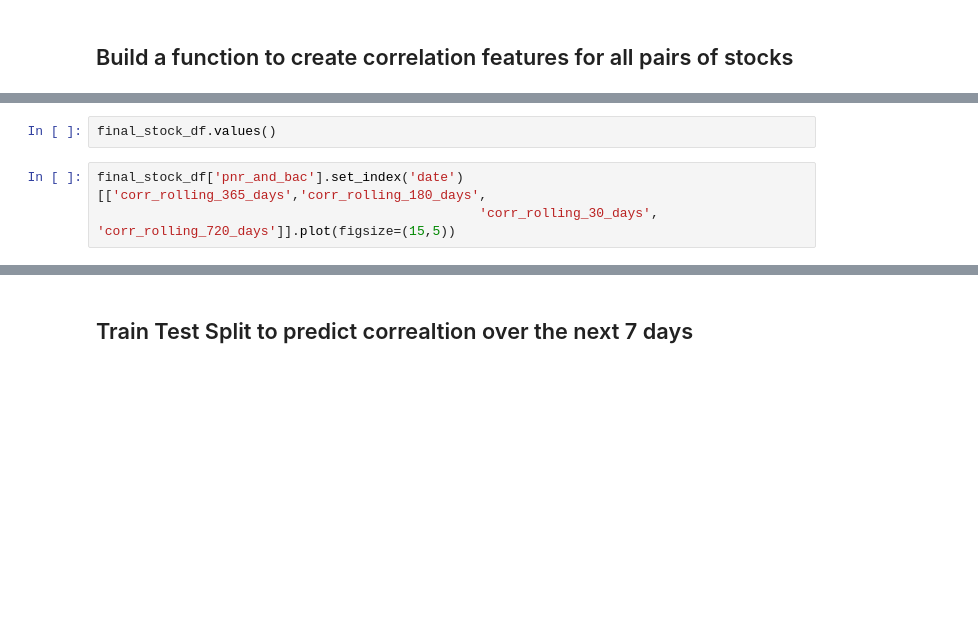
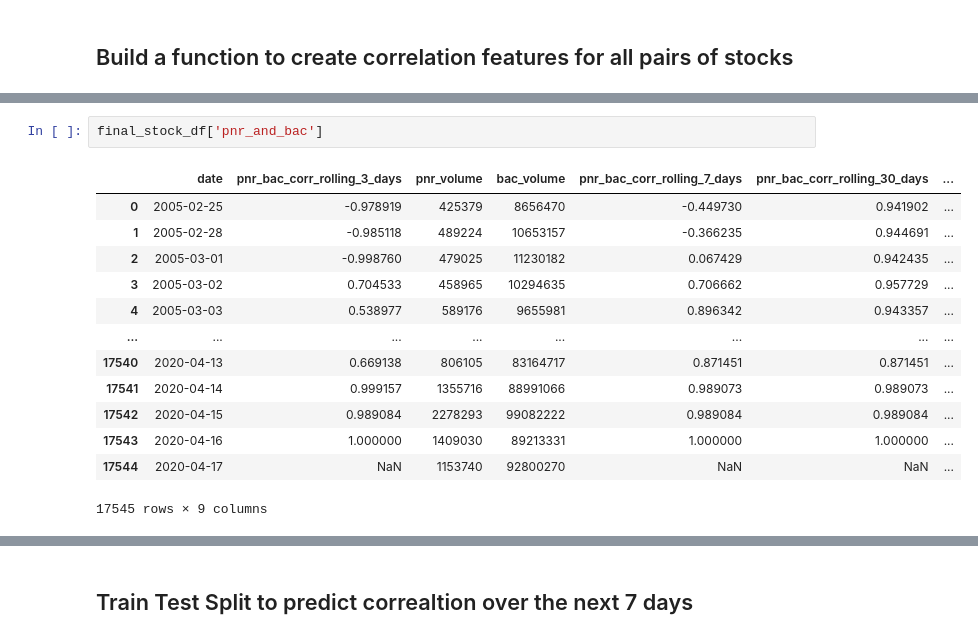
Before and after one commit to jonhilgart22/daily_trading, a Jupyter notebook: notebooks/train_model.ipynb, the cells around one changed output, grey strips where cells are left out. Drawn from its saved outputs; the diff is of its cells as text; blank space fills up the shorter version.

```diff
--- a/notebooks/train_model.ipynb
+++ b/notebooks/train_model.ipynb
@@ -369,5 +481,16 @@ Creating correlations + variance on close for 720 days
 # %%
-final_stock_df.values()
+final_stock_df['pnr_and_bac']
+# %% [output]
+|  | date | pnr_bac_corr_rolling_3_days | pnr_volume | bac_volume | pnr_bac_corr_rolling_7_days | pnr_bac_corr_rolling_30_days | ... |
+| 0 | 2005-02-25 | -0.978919 | 425379 | 8656470 | -0.449730 | 0.941902 | ... |
+| 1 | 2005-02-28 | -0.985118 | 489224 | 10653157 | -0.366235 | 0.944691 | ... |
+| 2 | 2005-03-01 | -0.998760 | 479025 | 11230182 | 0.067429 | 0.942435 | ... |
+| 3 | 2005-03-02 | 0.704533 | 458965 | 10294635 | 0.706662 | 0.957729 | ... |
+| 4 | 2005-03-03 | 0.538977 | 589176 | 9655981 | 0.896342 | 0.943357 | ... |
+| ... | ... | ... | ... | ... | ... | ... | ... |
+| 17540 | 2020-04-13 | 0.669138 | 806105 | 83164717 | 0.871451 | 0.871451 | ... |
+| 17541 | 2020-04-14 | 0.999157 | 1355716 | 88991066 | 0.989073 | 0.989073 | ... |
+| 17542 | 2020-04-15 | 0.989084 | 2278293 | 99082222 | 0.989084 | 0.989084 | ... |
+| 17543 | 2020-04-16 | 1.000000 | 1409030 | 89213331 | 1.000000 | 1.000000 | ... |
+| 17544 | 2020-04-17 | NaN | 1153740 | 92800270 | NaN | NaN | ... |
+17545 rows × 9 columns
-# %%
-final_stock_df['pnr_and_bac'].set_index('date')[['corr_rolling_365_days','corr_rolling_180_days',
-                                                 'corr_rolling_30_days', 'corr_rolling_720_days']].plot(figsize=(15,5))
```
Also changed, not shown: parts of 15 cells of this notebook.
